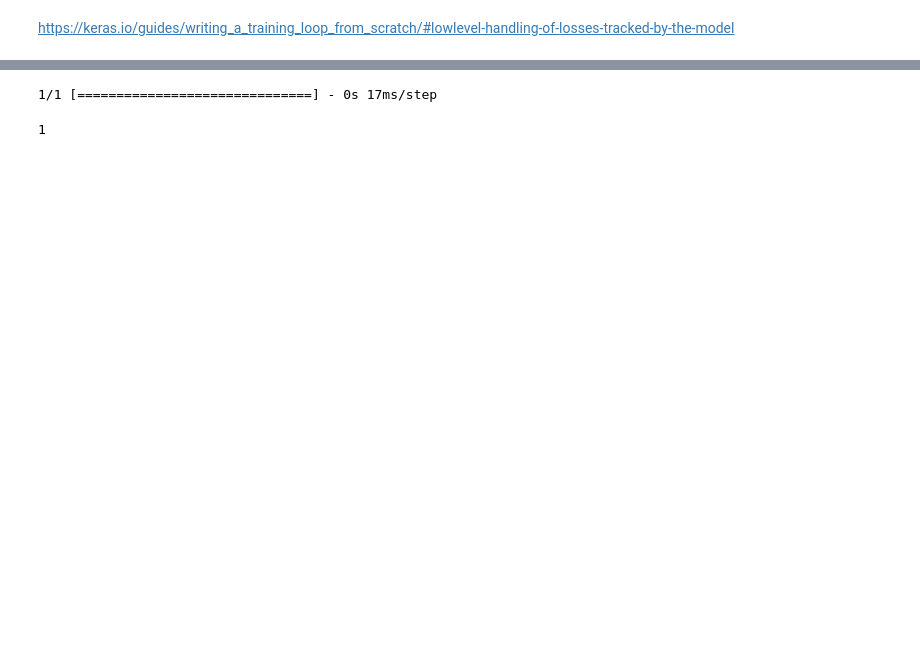
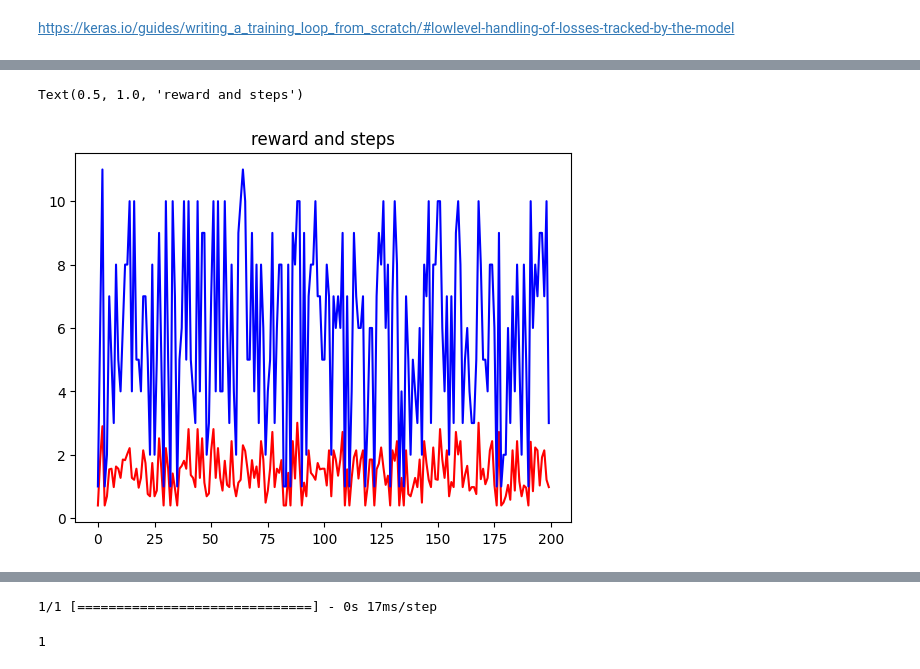
Before and after one commit to ch1cly/PythonScripts, a Jupyter notebook: GameBot/games/SnakeGame.ipynb, the cells around one changed output, grey strips where cells are left out. Drawn from its saved outputs; the diff is of its cells as text; code cells hidden in the pictures; blank space fills up the shorter version.

```diff
--- a/GameBot/games/SnakeGame.ipynb
+++ b/GameBot/games/SnakeGame.ipynb
@@ -71,6 +71,7 @@ class CustomEnv(Env):
         self.food = Point2(0, 0)
         self.aim = Point2(0, -1)
         self.endGame = False
+        self.memory = 0
 
     def inside(self, head):
         return -1 < head.x < self.WIDTH and -1 < head.y < self.HEIGHT
@@ -96,7 +97,7 @@ class CustomEnv(Env):
         head = self.snake[-1] + self.aim
         if (not self.inside(head) or head in self.snake) and self.aim != Point2(0, 0):
             self.endGame = True
-            reward = 0.749
+            reward = 0.4
             done = True
         else:
             done = False
@@ -111,13 +112,16 @@ class CustomEnv(Env):
                 cur = np.array([np.abs(self.snake[-1].x - self.food.x), np.abs(self.snake[-1].y - self.food.y)])
 
                 if prev[0] < cur[0] or prev[1] < cur[1]:
-                    reward = 0.25
+                    reward = 0.29
+                elif np.abs(self.memory-action) == 2:
+                    reward = 0.3
                 else:
                     reward = 0.09
                 self.snake.pop(0)
 
         # Setting the placeholder for info
         info = len(self.snake)
+        self.memory = action
         # Returning the step information
         return self.snakePos(), reward, done, info
 
@@ -178,11 +182,12 @@ env = CustomEnv(h, w)
 #th
 inputs = keras.Input(shape=(h * w,), name="digits")
 x1 = layers.Dense(256, activation="relu")(inputs)
-x2 = layers.Dense(256, activation="relu")(x1)
-x3 = layers.Dense(128, activation="relu")(x2)
-x4 = layers.Dense(64, activation="relu")(x3)
-x5 = layers.Dense(32, activation="relu")(x4)
-outputs = layers.Dense(4, name="predictions")(x5)
+x2 = layers.Dense(512, activation="relu")(x1)
+x3 = layers.Dense(256, activation="relu")(x2)
+x4 = layers.Dense(128, activation="relu")(x3)
+x5 = layers.Dense(64, activation="relu")(x4)
+x6 = layers.Dense(64, activation="relu")(x5)
+outputs = layers.Dense(4, name="predictions")(x6)
 model = keras.Model(inputs=inputs, outputs=outputs)
 # %%
 # Instantiate an optimizer.
@@ -291,3 +297,7 @@ Epi 481 Training loss (for one batch) at step 75: 11.1900
 # %%
-plt.plot(step,color='red')
-plt.plot(reward,color='blue')
+plt.plot(allReward,color='red')
+plt.plot(allSteps,color='blue')
+plt.title('reward and steps')
+# %% [output]
+Text(0.5, 1.0, 'reward and steps')
+[figure, added]
```
Also changed, not shown: parts of 7 cells of this notebook.
